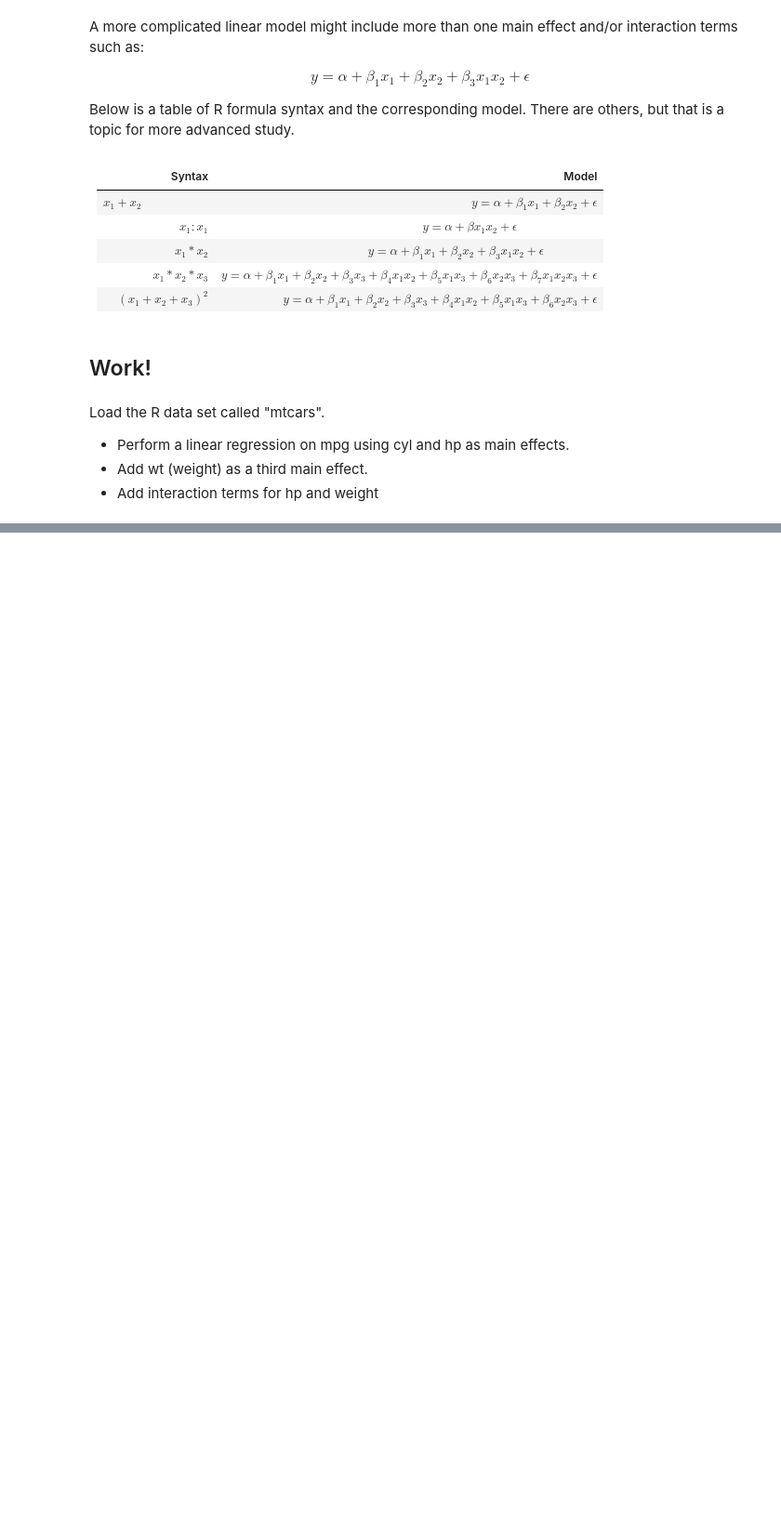
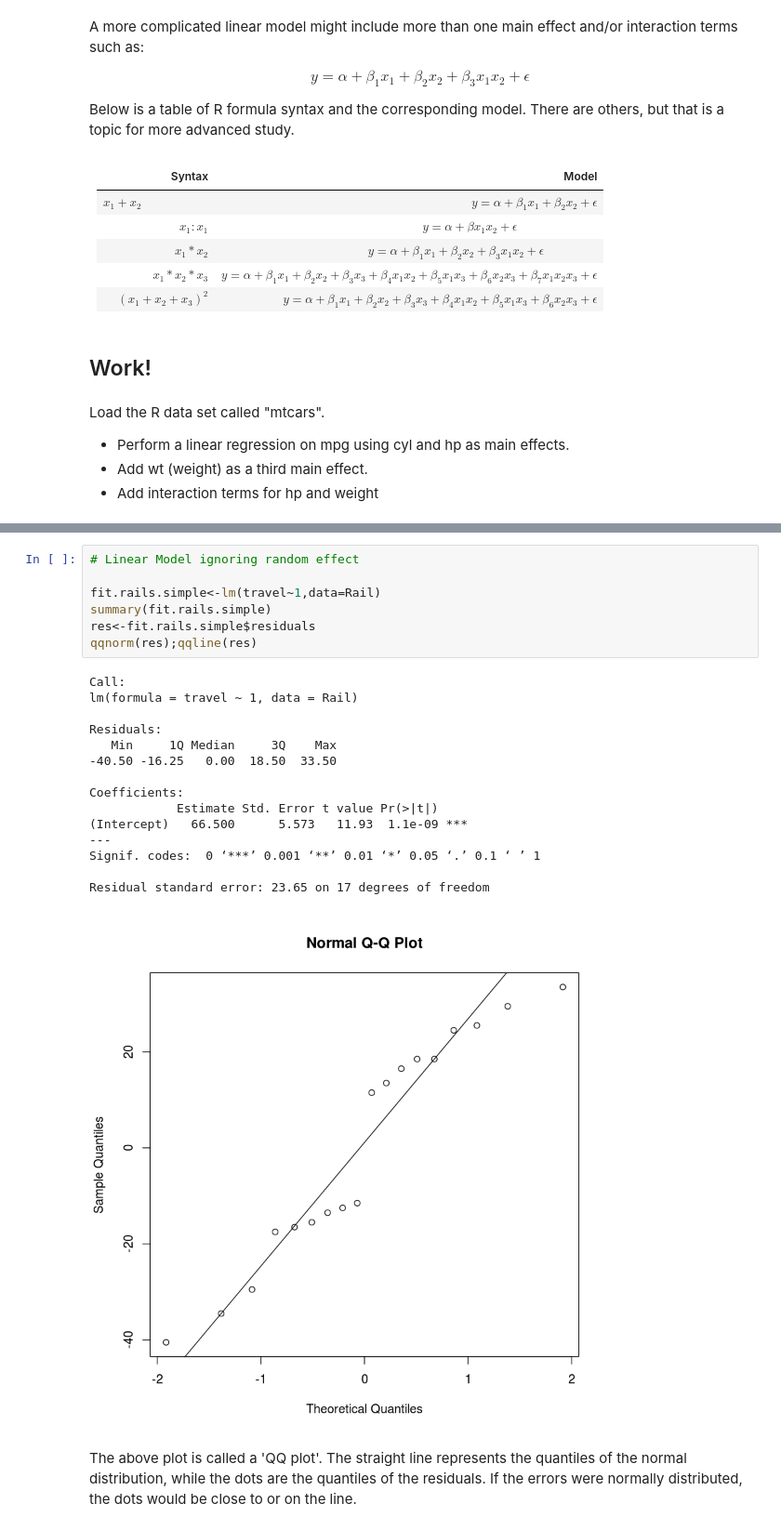
Before and after one commit to duke-biostats/ngs-2015, a Jupyter notebook: Wk1_Tue/RFormulasAndStatisticalModeling.ipynb, the cells around one changed output, grey strips where cells are left out. Shown at 93% size. Drawn from its saved outputs; the diff is of its cells as text; blank space fills up the shorter version.

```diff
--- a/Wk1_Tue/RFormulasAndStatisticalModeling.ipynb
+++ b/Wk1_Tue/RFormulasAndStatisticalModeling.ipynb
@@ -122,0 +171,25 @@ Load the R data set called "mtcars".
+# %%
+# Linear Model ignoring random effect
+
+fit.rails.simple<-lm(travel~1,data=Rail)
+summary(fit.rails.simple)
+res<-fit.rails.simple$residuals
+qqnorm(res);qqline(res)
+# %% [output]
+Call:
+lm(formula = travel ~ 1, data = Rail)
+
+Residuals:
+   Min     1Q Median     3Q    Max
+-40.50 -16.25   0.00  18.50  33.50
+
+Coefficients:
+            Estimate Std. Error t value Pr(>|t|)
+(Intercept)   66.500      5.573   11.93  1.1e-09 ***
+---
+Signif. codes:  0 ‘***’ 0.001 ‘**’ 0.01 ‘*’ 0.05 ‘.’ 0.1 ‘ ’ 1
+
+Residual standard error: 23.65 on 17 degrees of freedom
+[figure, added]
+# %% [markdown]
+The above plot is called a 'QQ plot'. The straight line represents the quantiles of the normal distribution, while the dots are the quantiles of the residuals. If the errors were normally distributed, the dots would be close to or on the line.
```
Also changed, not shown: parts of 17 cells of this notebook.
